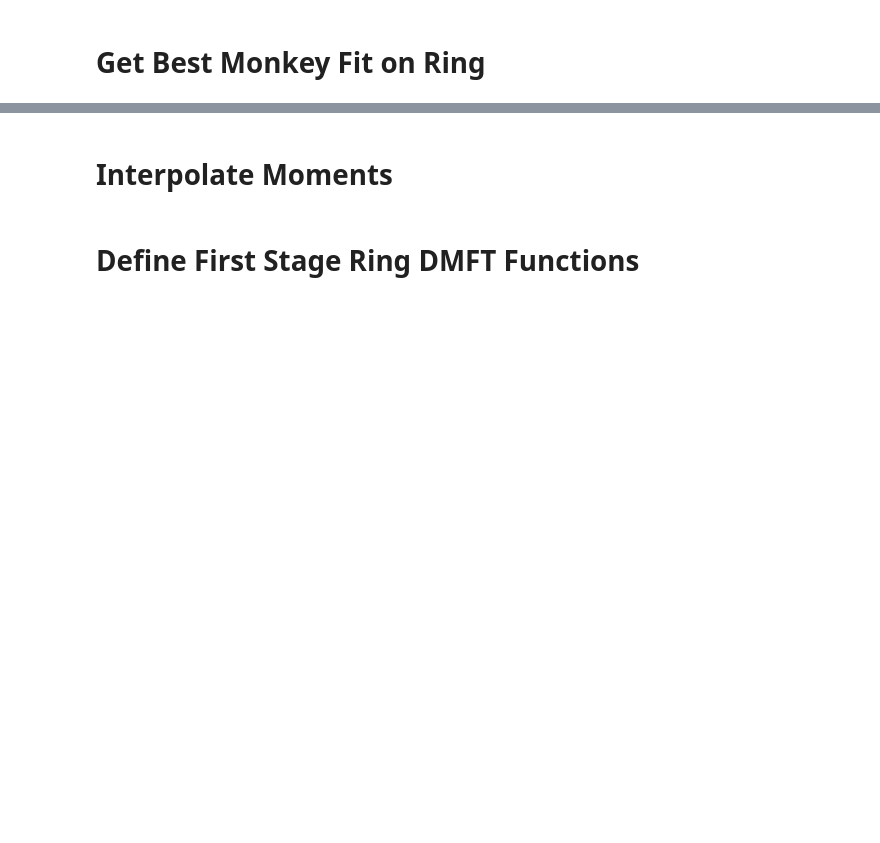
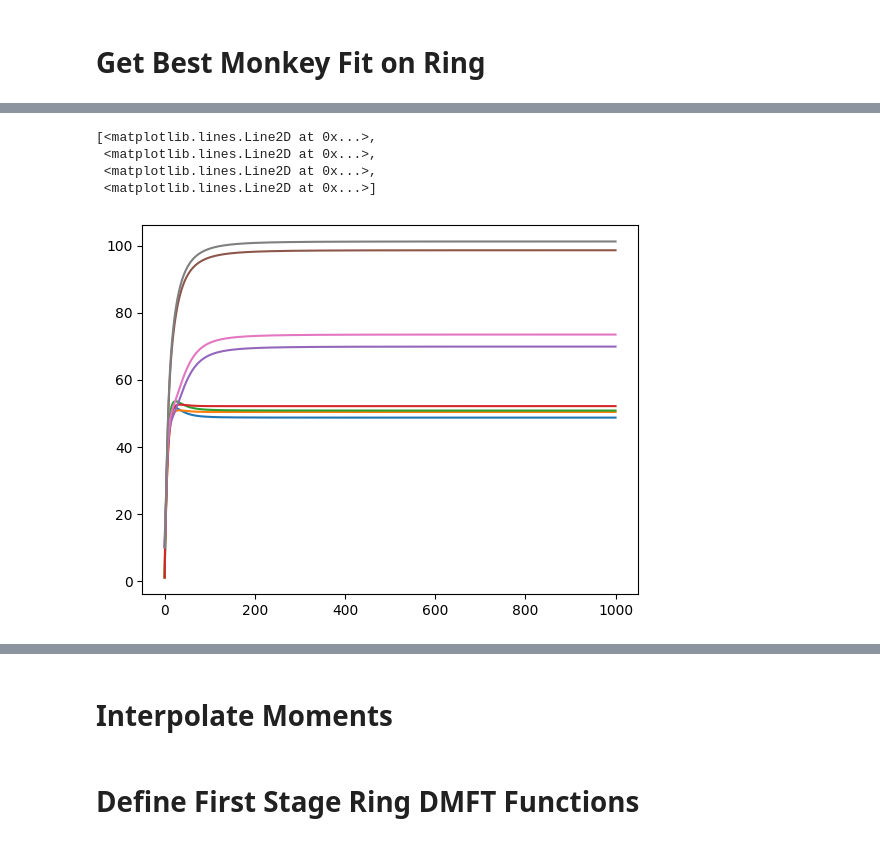
Before and after one commit to AddingAddict/ToroidalNetworks, a Jupyter notebook: sparse_weights/notebooks/ring_dmft.ipynb, the cells around one changed output, grey strips where cells are left out. Drawn from its saved outputs; the diff is of its cells as text; code cells hidden in the pictures; blank space fills up the shorter version.

```diff
--- a/sparse_weights/notebooks/ring_dmft.ipynb
+++ b/sparse_weights/notebooks/ring_dmft.ipynb
@@ -219,0 +486,10 @@ integrating first stage took 35.98065200000019 s
+# %%
+plt.plot(res_dict['full_rb'].T)
+plt.plot(np.sign(dmft.each_diag(res_dict['full_Crb'])).T*\
+         np.sqrt(np.abs(dmft.each_diag(res_dict['full_Crb']))).T)
+# %% [output]
+[<matplotlib.lines.Line2D at 0x...>,
+ <matplotlib.lines.Line2D at 0x...>,
+ <matplotlib.lines.Line2D at 0x...>,
+ <matplotlib.lines.Line2D at 0x...>]
+[figure, added]
```
Also changed, not shown: parts of 75 cells of this notebook, 6 other files.
